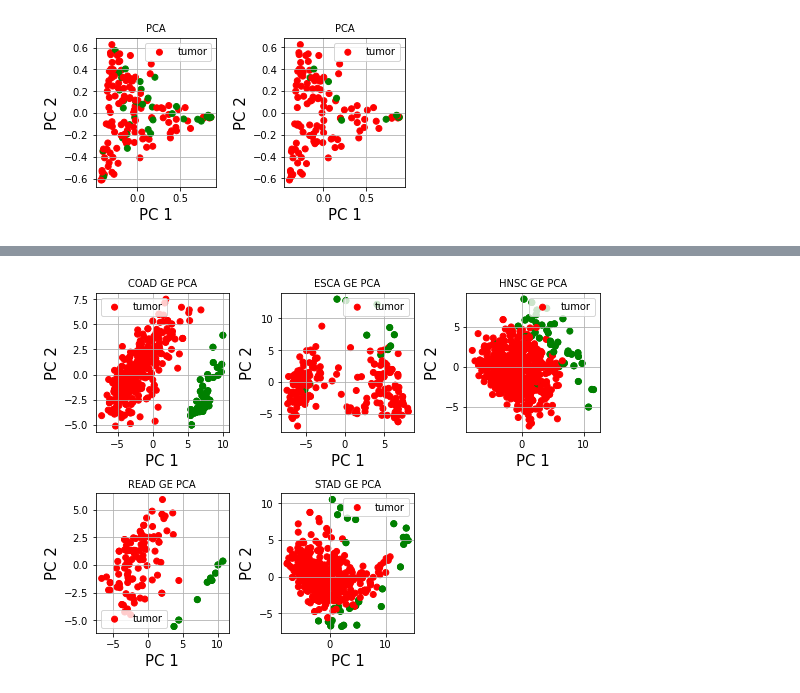
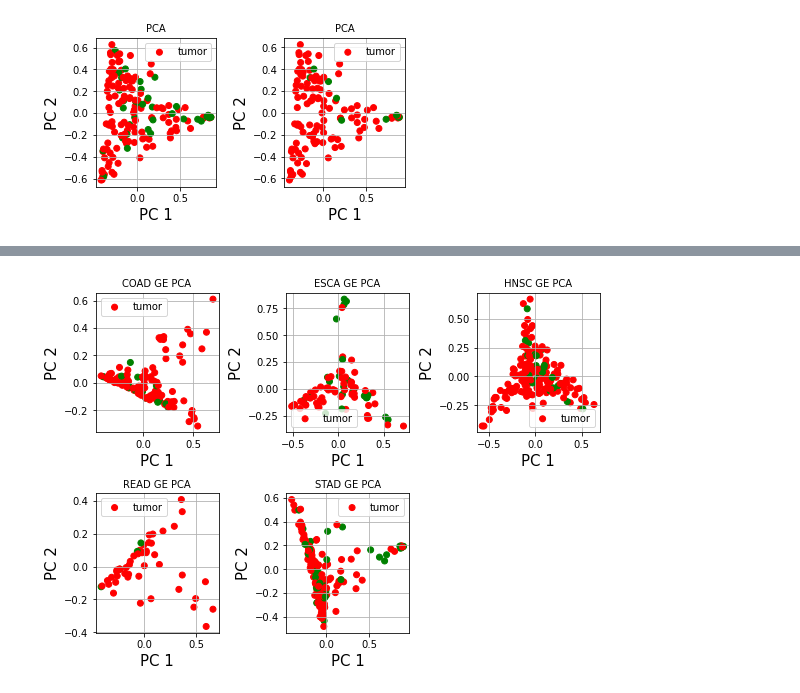
Before and after one commit to GdePaulo/Host-Microbial-Omics-Integration, a Jupyter notebook: visualization.ipynb, the cells around one changed output, grey strips where cells are left out. Saved outputs shown, nothing was run; the diff lists cells and outputs as text; code cells hidden in the pictures.

Commit message:
Streamline loading and creation of data classes using loader class

```diff
--- a/visualization.ipynb
+++ b/visualization.ipynb
@@ -104,37 +76,35 @@ TCGA-ER-A19A    SKCM
-# %%
-tcma_cancer_type = ["COAD", "ESCA", "HNSC", "READ", "STAD"]
-X = []
-Y = []
-titles = []
-for c in tcma_cancer_type:
-
-    # TCMA Genus data~
-    # b = pd.read_csv(f'Data/TCMA/all_cancers_genus.csv', index_col=0)
-    # b = b[b["project"] == c].drop(["project"], axis=1)
-
-    # TCMA Genus x GE(Aakash) data
-    # b = pd.read_csv(f'Data/TCMA/all_cancers_genus_ge(aakash).csv', index_col=0)
-    # b = b[b["project"] == c].drop(["project"], axis=1)
-    # b["tumor"] = b.apply(lambda row: 1 if re.search(r"[0].$",row.name) else 0, axis=1)
-
-    # TCMA Phylum data
-    # b = pd.read_csv(f'Data/{c}/Microbial/bacteria.sample.relabund.phylum.txt', delimiter = "\t", index_col=0).T
-
-    # TCMA Phylum x GE(Aakash) data
-    # b = pd.read_csv(f"Data/{c}/gene_biome_{c}.csv", index_col=0)
-    b = aak_ge_and_clinical[aak_ge_and_clinical["acronym"] == c].drop(["acronym", "patient_id"], axis=1)
-    b["tumor"] = b.apply(lambda row: 1 if re.search(r"[0].$",row.name) else 0, axis=1)
-
-    # GE(Aakash data) !!!!NEED METADATA ON CANCER TYPE
-    # b = pd.read_csv('Data/HNSC/tcga_scaled01_rnaseq.tsv', delimiter = "\t", index_col=0)
-    # b["tumor"] = b.apply(lambda row: 1 if re.search(r"[0].$",row.name) else 0, axis=1)
-    # b = b[b["project"] == c].drop(["project"], axis=1)
-
-    # b["tumor"] = b.apply(lambda row: 1 if re.search(r"[0]..$",row.name) else 0, axis=1)
-    x, y = splitData(b, "tumor")
-    X.append(getPCA(x))
-    Y.append(y)
-    titles.append(f"{c} GE PCA")
-plotScatter(X, Y, titles, "Visual/TCGA_GE(Aakash)_PCA.png")
-# %% [output]
-[figure, removed]
+# %%
+import loader as load
+aak_ge = load.loadGEWithClinical()
+# %%
+tcma_cancer_type = ["COAD", "ESCA", "HNSC", "READ", "STAD"]
+X = []
+Y = []
+titles = []
+for c in tcma_cancer_type:
+
+    # TCMA Genus data~
+    b = load.loadTCMA("genus")
+
+    # TCMA Genus x GE(Aakash) data
+    # b = load.loadGEOverlappingTCMA("genus")
+
+    # TCMA Phylum data
+    b = load.loadTCMA("phylum")
+
+    # TCMA Phylum x GE(Aakash) data
+    # b = load.loadGEOverlappingTCMA("phylum")
+
+    # GE(Aakash data)
+    # b = aak_ge
+
+    b = b[b["project"] == c]
+    b = b.drop(["project"], axis=1)
+
+    x, y = splitData(b, "tumor")
+    X.append(getPCA(x))
+    Y.append(y)
+    titles.append(f"{c} GE PCA")
+plotScatter(X, Y, titles, "")
+# %% [output]
+[figure, added]
```
Also changed, not shown: parts of 2 cells of this notebook, 2 other files.
